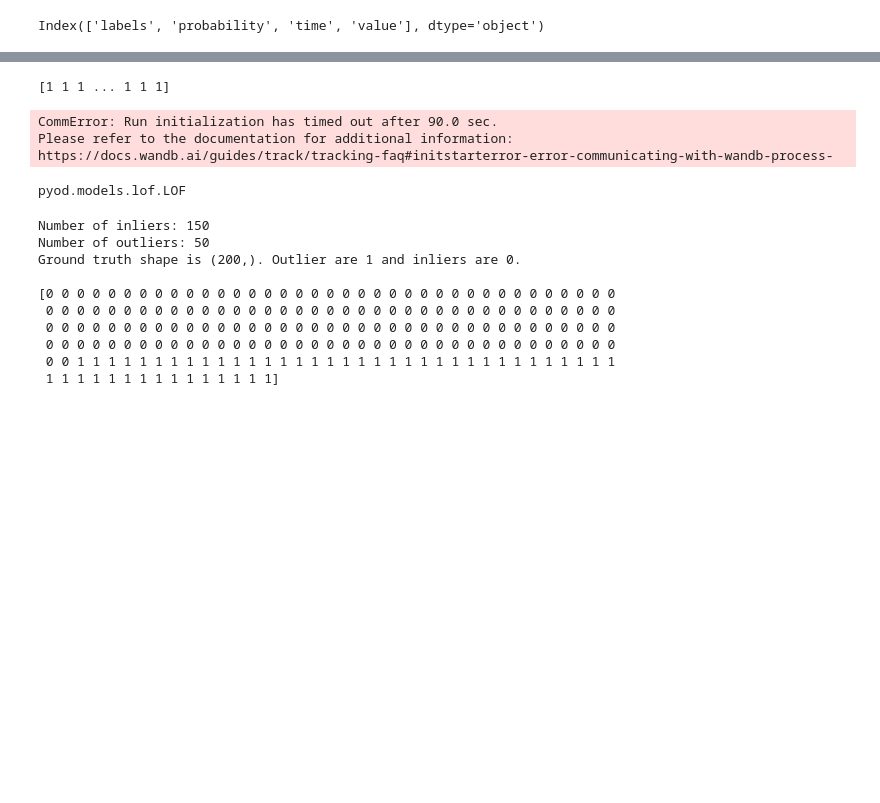
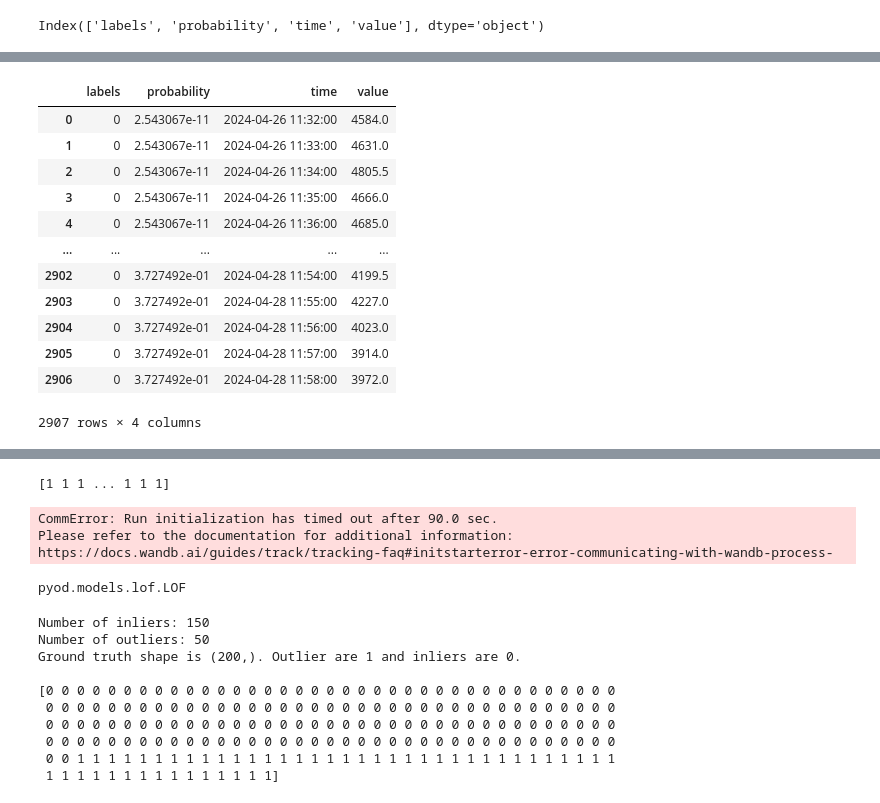
Before and after one commit to REU-DS-CLUB/redlab_hack, a Jupyter notebook: models.ipynb, the cells around one changed output, grey strips where cells are left out. Drawn from its saved outputs; the diff is of its cells as text; code cells hidden in the pictures; blank space fills up the shorter version.

```diff
--- a/models.ipynb
+++ b/models.ipynb
@@ -116,4 +131,20 @@ labels
 Name: count, dtype: int64
+# %%
+df
+# %% [output]
+|  | labels | probability | time | value |
+| 0 | 0 | 2.543067e-11 | 2024-04-26 11:32:00 | 4584.0 |
+| 1 | 0 | 2.543067e-11 | 2024-04-26 11:33:00 | 4631.0 |
+| 2 | 0 | 2.543067e-11 | 2024-04-26 11:34:00 | 4805.5 |
+| 3 | 0 | 2.543067e-11 | 2024-04-26 11:35:00 | 4666.0 |
+| 4 | 0 | 2.543067e-11 | 2024-04-26 11:36:00 | 4685.0 |
+| ... | ... | ... | ... | ... |
+| 2902 | 0 | 3.727492e-01 | 2024-04-28 11:54:00 | 4199.5 |
+| 2903 | 0 | 3.727492e-01 | 2024-04-28 11:55:00 | 4227.0 |
+| 2904 | 0 | 3.727492e-01 | 2024-04-28 11:56:00 | 4023.0 |
+| 2905 | 0 | 3.727492e-01 | 2024-04-28 11:57:00 | 3914.0 |
+| 2906 | 0 | 3.727492e-01 | 2024-04-28 11:58:00 | 3972.0 |
+2907 rows × 4 columns
 # %%
 import matplotlib.pyplot as plt
 
```
Also changed, not shown: parts of 14 cells of this notebook, 1 other file.
